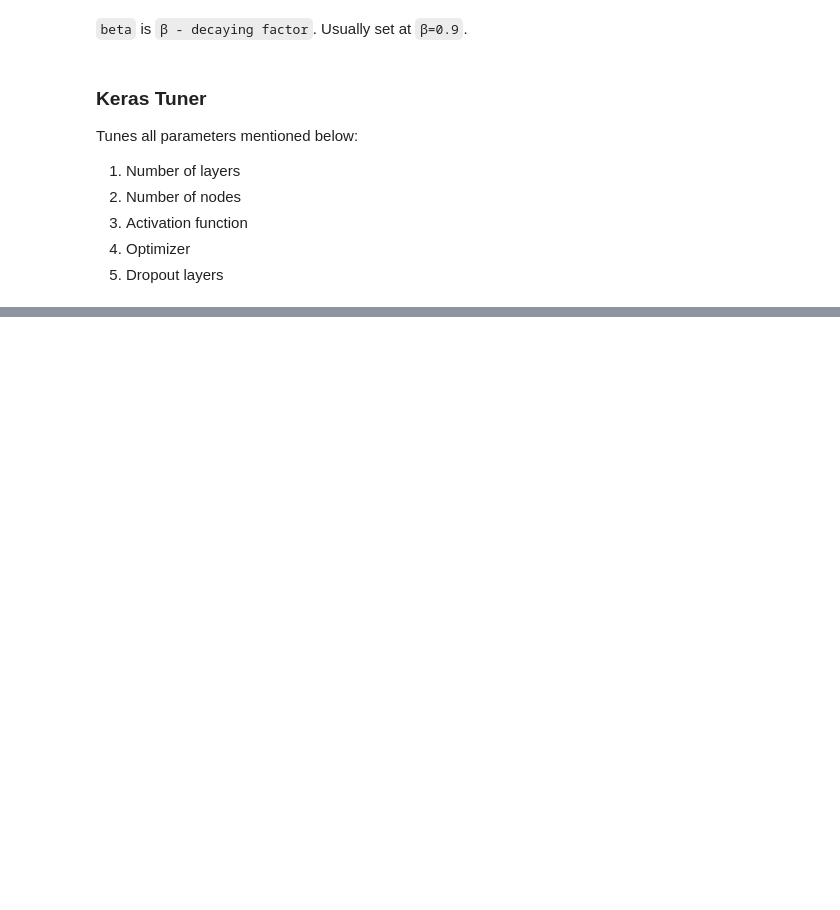
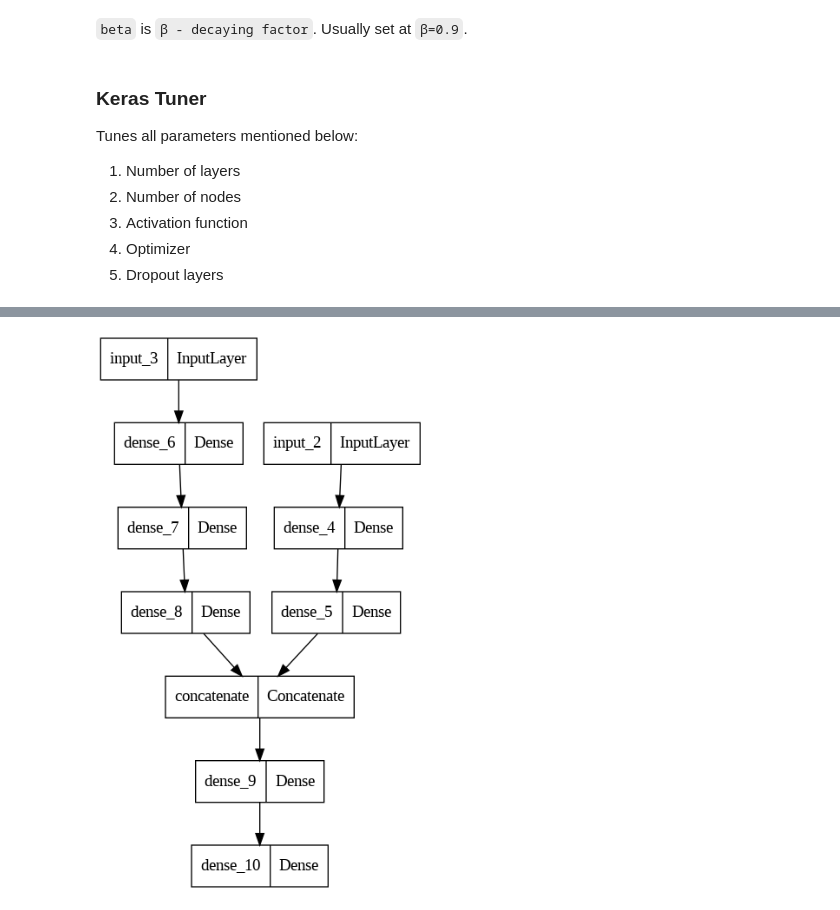
Before and after one commit to sanhiitaa/100-days-of-deep-learning, a Jupyter notebook: deep_learning_cookbook.ipynb, the cells around one changed output, grey strips where cells are left out. Drawn from its saved outputs; the diff is of its cells as text; code cells hidden in the pictures; blank space fills up the shorter version.

```diff
--- a/deep_learning_cookbook.ipynb
+++ b/deep_learning_cookbook.ipynb
@@ -184,0 +243,25 @@ best_model.fit(x_train, y_train, epochs=100, initial_epoch=6, validation_data=(x
+# %%
+# hidden layers for input 1
+hidden1=Dense(8,activation='relu')(input1)
+hidden2=Dense(4, activation='relu')(hidden1)
+
+# hidden layers for input 2
+hidden3=Dense(64,activation='relu')(input2)
+hidden4=Dense(32,activation='relu')(hidden3)
+hidden5=Dense(4,activation='relu')(hidden4)
+# %%
+# concat layer
+combine1= concatenate([hidden2, hidden5])
+
+# an FC layer on the combined input
+hidden6=Dense(2, activation='relu')(combine1)
+# %%
+# output layer
+output=Dense(1, activation='linear')(hidden6)
+# %%
+# putting the model together
+model=Model(inputs=[input1, input2], outputs=output)
+# %%
+plot_model(model)
+# %% [output]
+[figure, added]
```
Also changed, not shown: parts of 12 cells of this notebook.
